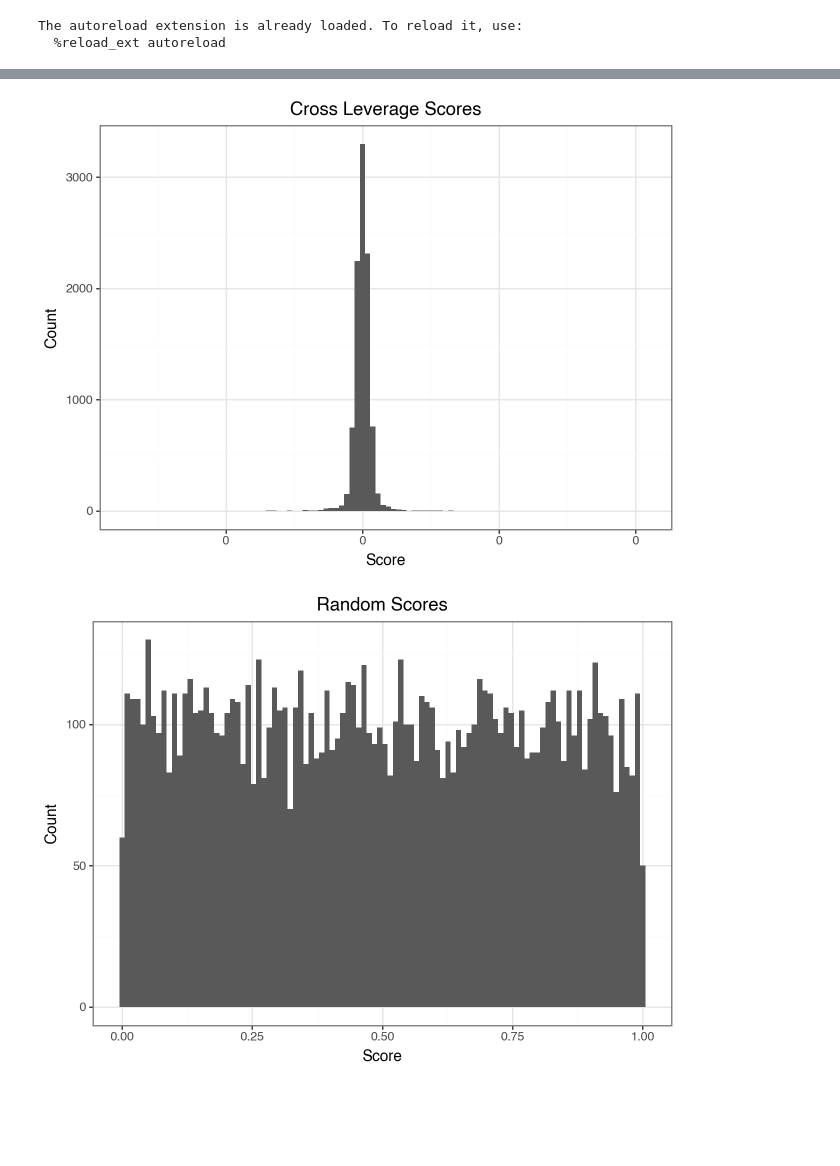
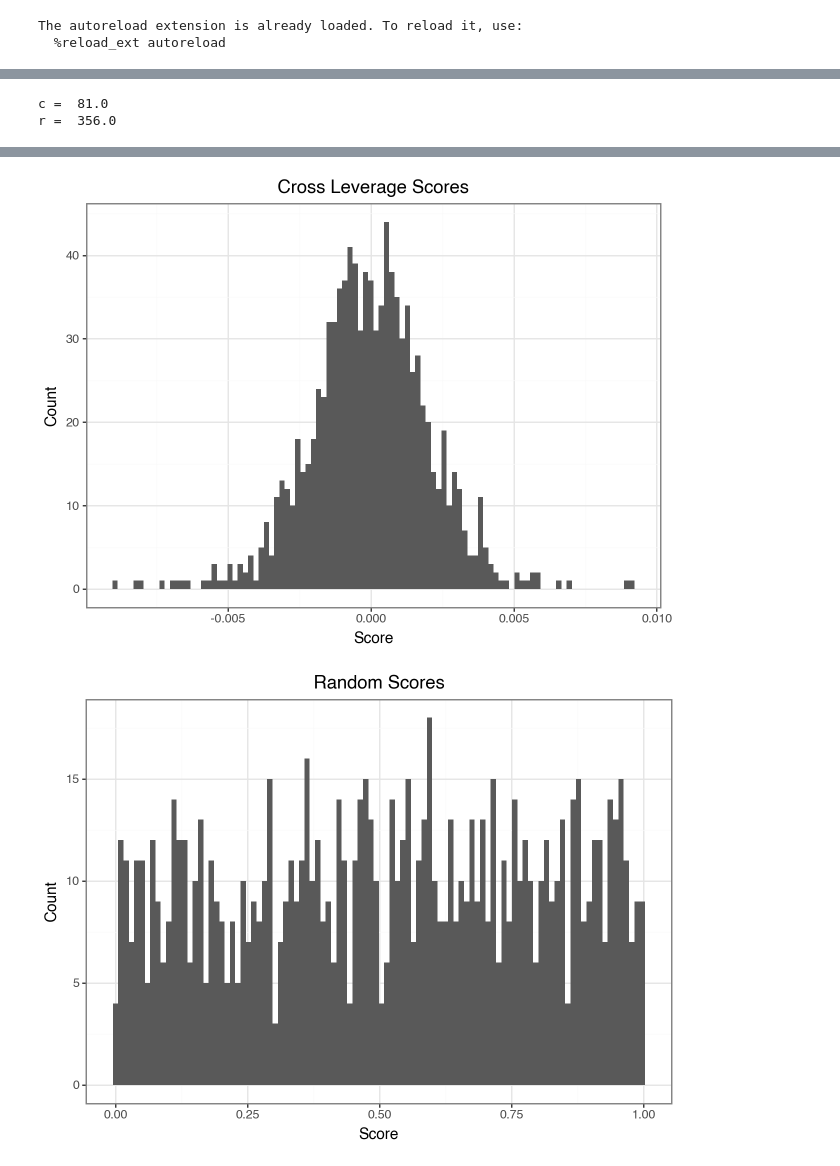
Before and after one commit to TimSchmale/Masterthesis-Schmale, a Jupyter notebook: Simulation Study.ipynb, the cells around one changed output, grey strips where cells are left out. Drawn from its saved outputs; the diff is of its cells as text; code cells hidden in the pictures; blank space fills up the shorter version.

```diff
--- a/Simulation Study.ipynb
+++ b/Simulation Study.ipynb
@@ -45,18 +45,18 @@ y_train = []
 y_test = []
 
 ## read in the simulation data
-for i in range(5):
+for i in range(10):
     df_train.append(
-        pd.read_csv(f"{base}/{folder}/rep0{i+1}/X_train.csv")
+        pd.read_csv(f"{base}/{folder}/rep{i+1}/X_train.csv")
     )
     df_test.append(
-        pd.read_csv(f"{base}/{folder}/rep0{i+1}/X_test.csv")
+        pd.read_csv(f"{base}/{folder}/rep{i+1}/X_test.csv")
     )
     y_train.append(
-        pd.read_csv(f"{base}/{folder}/rep0{i+1}/y_train.csv")
+        pd.read_csv(f"{base}/{folder}/rep{i+1}/y_train.csv")
     )
     y_test.append(
-        pd.read_csv(f"{base}/{folder}/rep0{i+1}/y_test.csv")
+        pd.read_csv(f"{base}/{folder}/rep{i+1}/y_test.csv")
     )
 
 print("Shape of Training Data: ", np.shape(df_train[0]))
@@ -79,7 +79,15 @@ Shape of Training Data:  (1000, 10000)
 random.seed(1)
 
 ## set the basis parameters
-k = 100
+k = 25
+c = np.ceil(k * np.log(k))
+r = np.ceil(c * np.log(c))
+
+print("c = ", c)
+print("r = ", r)
+# %% [output]
+c =  81.0
+r =  356.0
 # %%
 #==============================================================================================
 # Scoring Mechanisms: Application of different scoring functions to the training data
@@ -91,7 +99,7 @@ column_cls = []
 column_rs = []
 column_cs = []
 
-for i in range(5):
+for i in range(10):
     column_ls.append(get_leverage_scores(df_train[i], k))
     column_cls.append(get_cross_leverage_scores(df_train[i], y_train[i]))
     column_rs.append(get_random_scores(df_train[i]))
@@ -135,2 +143,2 @@ display(
-[figure, old version]
+[figure, new version]
-[figure, old version]
+[figure, new version]
```
Also changed, not shown: parts of 12 cells of this notebook, 2 other files.
